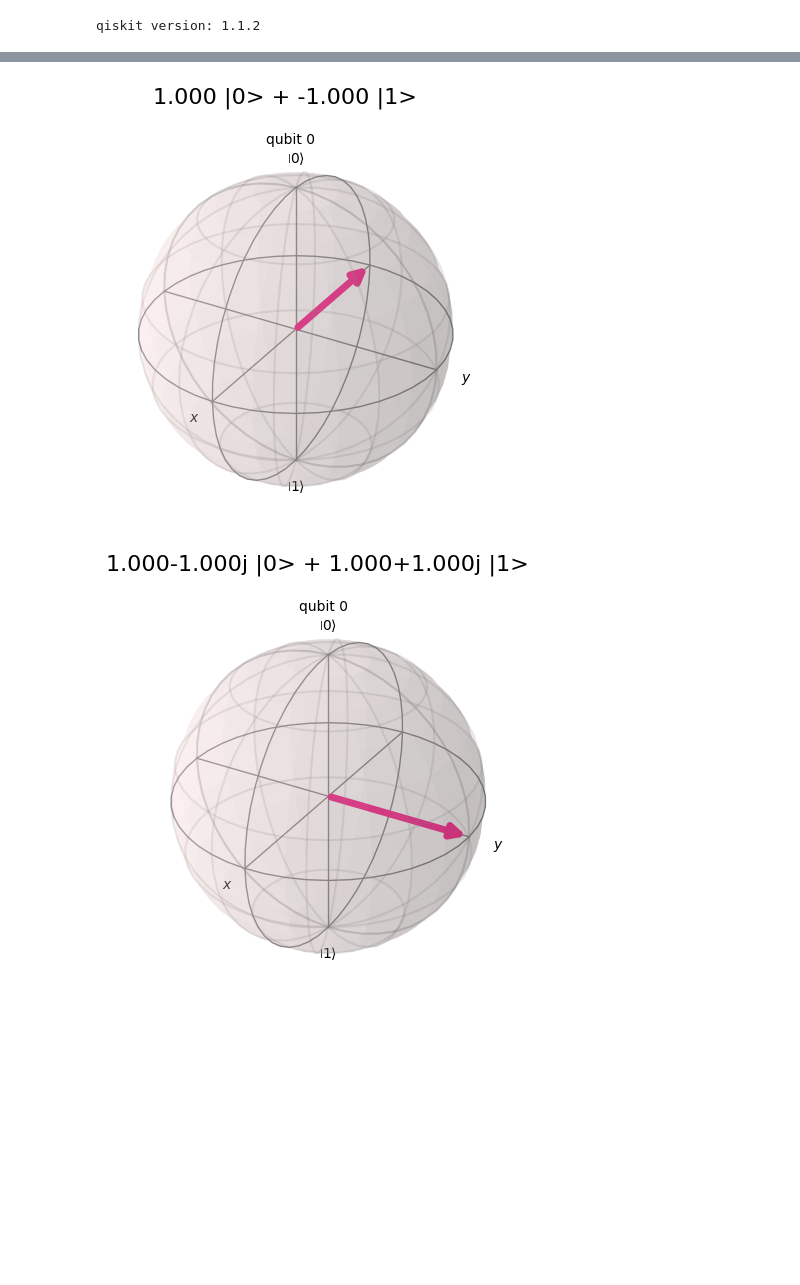
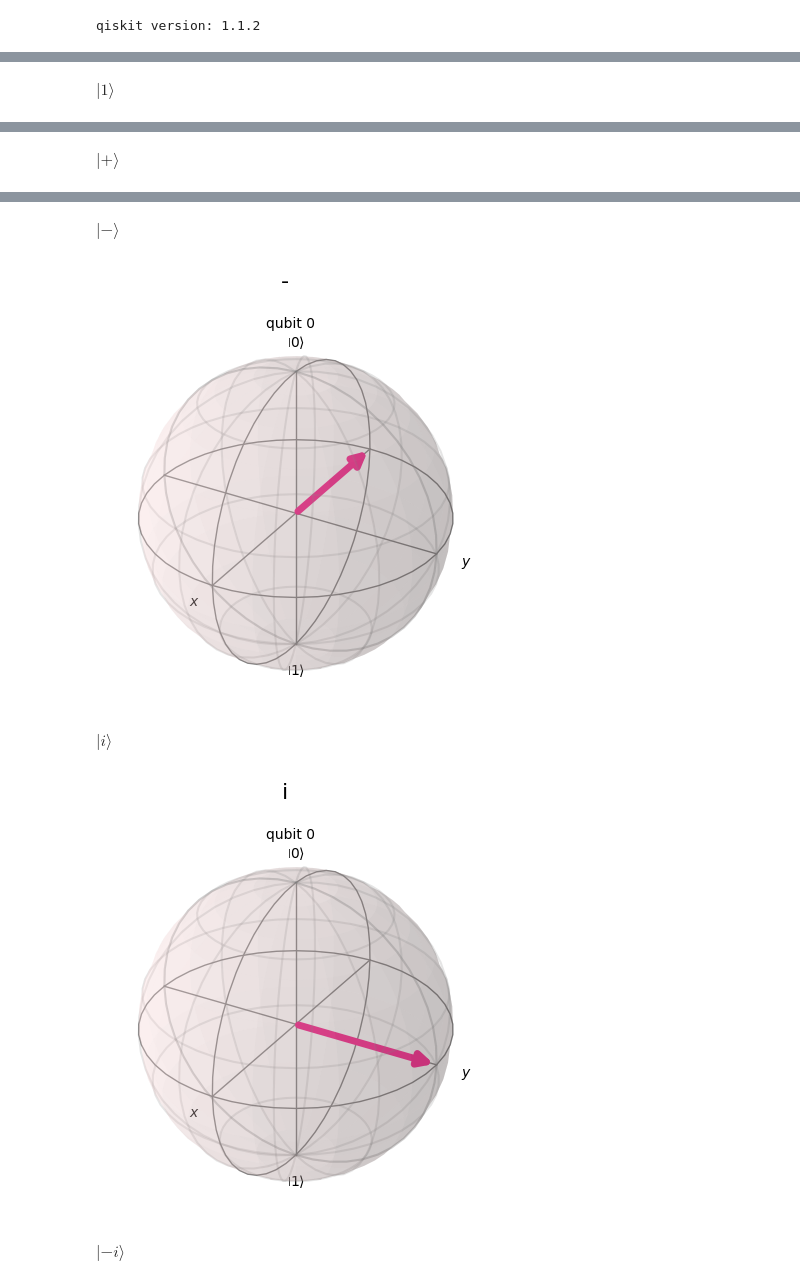
Before and after one commit to csc-courses/csc685, a Jupyter notebook: edition-251/bloch-sphere.ipynb, the cells around one changed output, grey strips where cells are left out. Cells and saved outputs as stored; diff of their text form; code cells hidden in the pictures; blank space fills up the shorter version.

```diff
--- a/edition-251/bloch-sphere.ipynb
+++ b/edition-251/bloch-sphere.ipynb
@@ -72,6 +72,7 @@ print(f'\nqiskit version: {qiskit.version.get_version_info()}\n')
 qiskit version: 1.1.2
 # %%
 import math, cmath
+import numpy as np
 
 class Bloch:
 
@@ -130,14 +131,20 @@ class Bloch:
         b_s = plot_bloch_multivector(sv_, title)
         display(b_s)
 
-state_vectors = {'0':[1,0], '1':[0,1], '+':[1,1], '-':[1,-1], 'i':[1-1j,1+1j], 'I':[1+1j,1-1j]}
+v1 = np.array([1+np.sqrt(2),1])
+v2 = np.array([1-np.sqrt(2),1])
+v1 = v1/np.sqrt(v1.dot(v1))
+v2 = v2/np.sqrt(v2.dot(v2))
+
+state_vectors = {'0':[1,0], '1':[0,1], '+':[1,1], '-':[1,-1], 'i':[1-1j,1+1j], '-i':[1+1j,1-1j],'h':v1,'-h':v2}
 bloch_vectors = {'0':[0,0], '1':[1*math.pi,0], '+':[0.5*math.pi,0], '-':[0.5*math.pi,math.pi],
                  'i':[0.5*math.pi,0.5*math.pi], 'I':[0.5*math.pi,-0.5*math.pi],
                  'R':[0.5*math.pi,0.75*math.pi], 'L':[0.5*math.pi,-0.75*math.pi]}
 
 for sv in state_vectors:
     s = Bloch.tostring_statevector(state_vectors[sv])
-    Bloch.show_statevector(state_vectors[sv], title=s)
+    display(Math(rf'|{sv}\rangle'))
+    Bloch.show_statevector(state_vectors[sv], title=sv)
 
 for bv in bloch_vectors:
     s = Bloch.tostring_bloch(bloch_vectors[bv])
@@ -146,0 +155 @@ for bv in bloch_vectors:
+$\displaystyle |1\rangle$
@@ -147,0 +157 @@ for bv in bloch_vectors:
+$\displaystyle |+\rangle$
@@ -149,2 +159,5 @@ for bv in bloch_vectors:
+$\displaystyle |-\rangle$
-[figure, old version]
+[figure, new version]
+$\displaystyle |i\rangle$
-[figure, old version]
+[figure, new version]
+$\displaystyle |-i\rangle$
```
Also changed, not shown: parts of 1 cell of this notebook, 2 other files.
